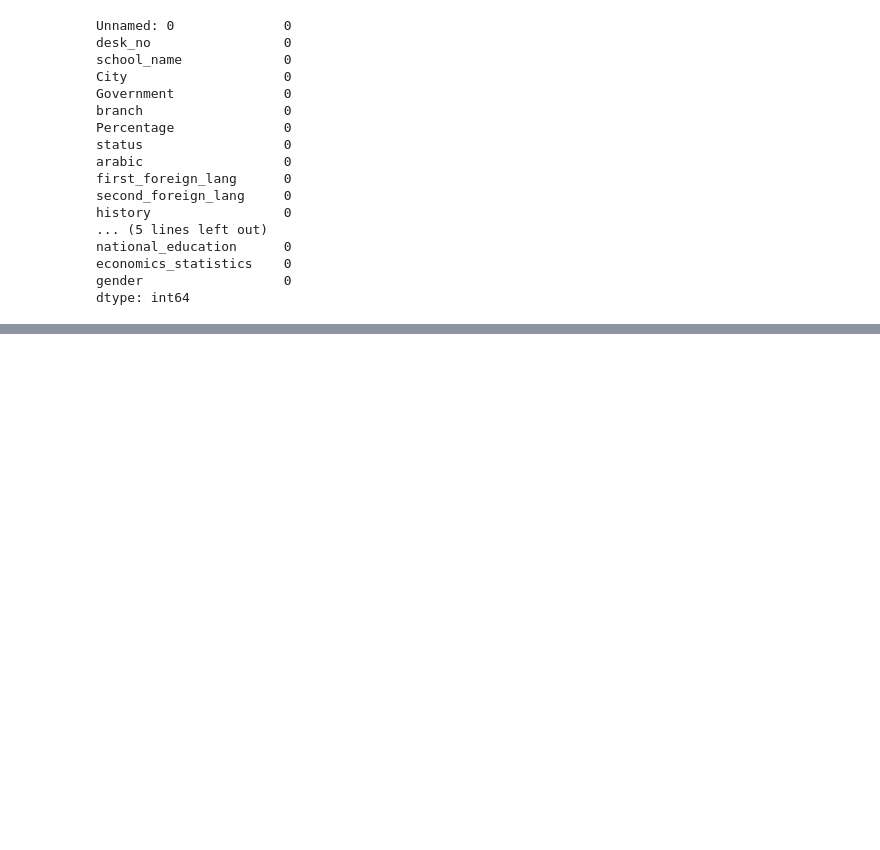
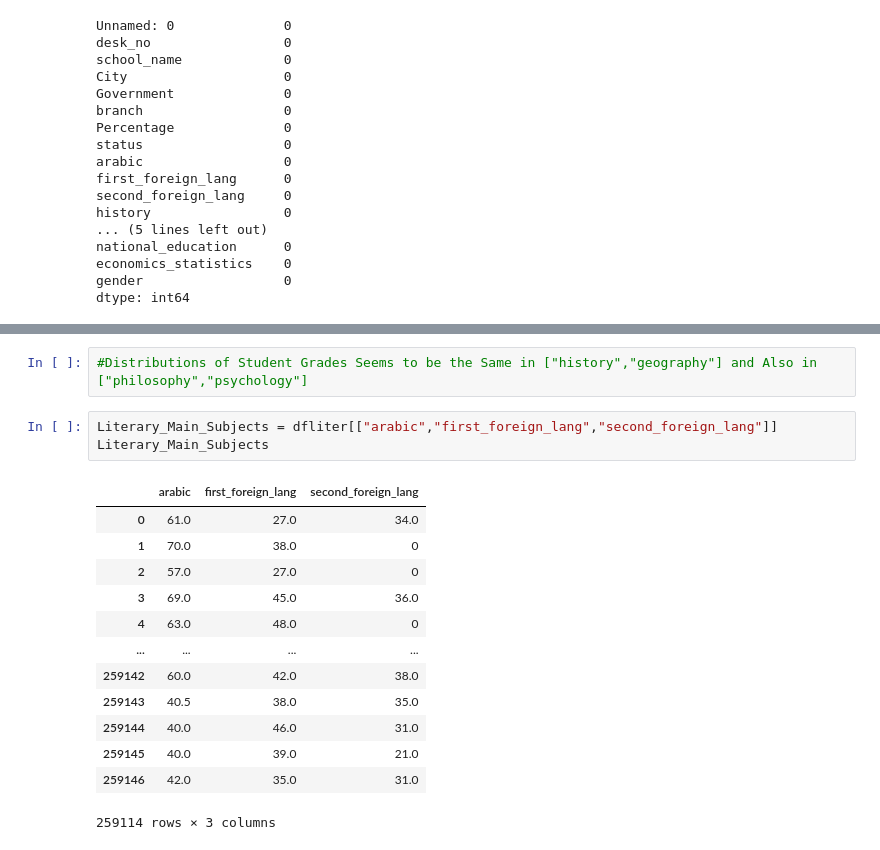
Before and after one commit to kareemhbendary/Thanawya-Amma-First-Exams-Data-Analyzing, a Jupyter notebook: datacleaningandanalyzing.ipynb, the cells around one changed output, grey strips where cells are left out. Saved outputs shown, nothing was run; the diff lists cells and outputs as text; blank space fills up the shorter version.

```diff
--- a/datacleaningandanalyzing.ipynb
+++ b/datacleaningandanalyzing.ipynb
@@ -450,0 +479,19 @@ dfliter.to_csv('literaturesection.csv')
+# %%
+#Distributions of Student Grades Seems to be the Same in ["history","geography"] and Also in ["philosophy","psychology"]
+# %%
+Literary_Main_Subjects = dfliter[["arabic","first_foreign_lang","second_foreign_lang"]]
+Literary_Main_Subjects
+# %% [output]
+|  | arabic | first_foreign_lang | second_foreign_lang |
+| 0 | 61.0 | 27.0 | 34.0 |
+| 1 | 70.0 | 38.0 | 0 |
+| 2 | 57.0 | 27.0 | 0 |
+| 3 | 69.0 | 45.0 | 36.0 |
+| 4 | 63.0 | 48.0 | 0 |
+| ... | ... | ... | ... |
+| 259142 | 60.0 | 42.0 | 38.0 |
+| 259143 | 40.5 | 38.0 | 35.0 |
+| 259144 | 40.0 | 46.0 | 31.0 |
+| 259145 | 40.0 | 39.0 | 21.0 |
+| 259146 | 42.0 | 35.0 | 31.0 |
+259114 rows × 3 columns
```
Also changed, not shown: parts of 28 cells of this notebook.
